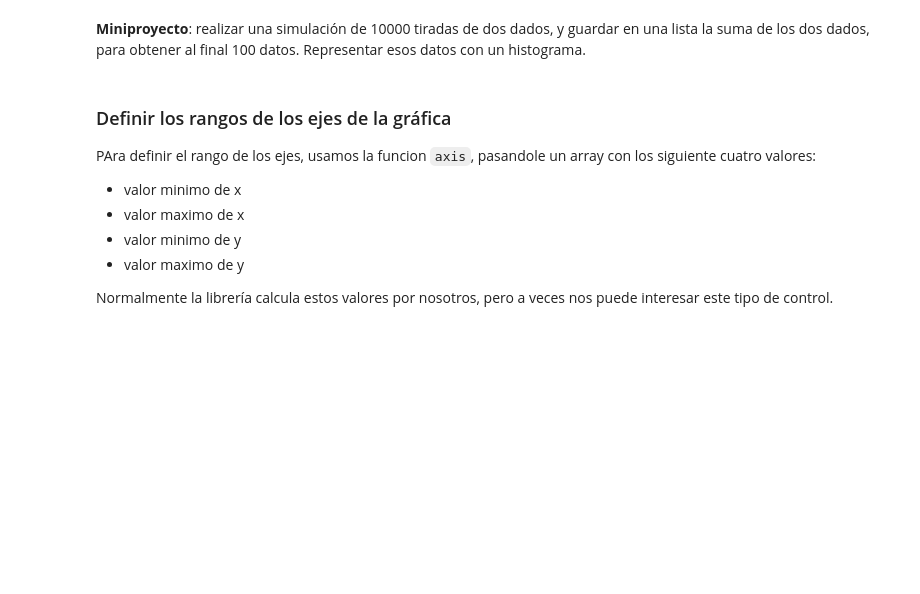
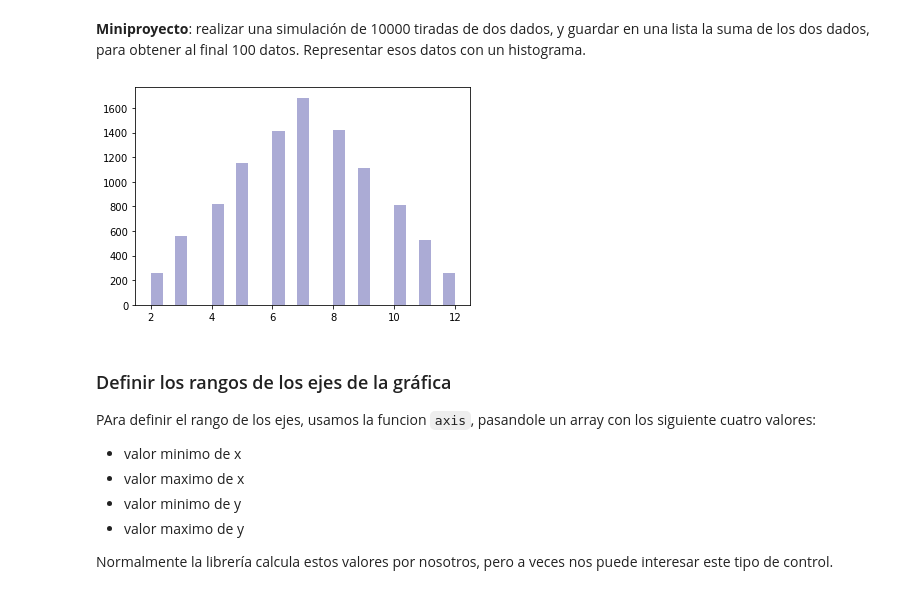
Before and after one commit to RoberHerraiz/eoi, a Jupyter notebook: 05-libs/external/matplotlib/matplotlib.ipynb, the cells around one changed output. Cells and saved outputs as stored; diff of their text form; code cells hidden in the pictures; blank space fills up the shorter version.

```diff
--- a/05-libs/external/matplotlib/matplotlib.ipynb
+++ b/05-libs/external/matplotlib/matplotlib.ipynb
@@ -151,6 +151,24 @@ en el código anterior.
 **Miniproyecto**: realizar una simulación de 10000 tiradas de dos dados, y guardar en
 una lista la suma de los dos dados, para obtener al final 100 datos.
 Representar esos datos con un histograma.
+# %%
+import random
+import matplotlib.pyplot as plt
+
+def dado():
+    return random.randint(1,6)
+
+def doble_dado():
+    return dado() + dado()
+
+simulacion = []
+for _ in range(10000):
+    simulacion.append(doble_dado())
+
+plt.hist(simulacion, bins = 25, color='navy', alpha=0.33)
+plt.show()
+# %% [output]
+[figure, added]
 # %%
 # %load simula-dados.py
 # %% [markdown]
```
Also changed, not shown: parts of 6 cells of this notebook, 3 other files.
